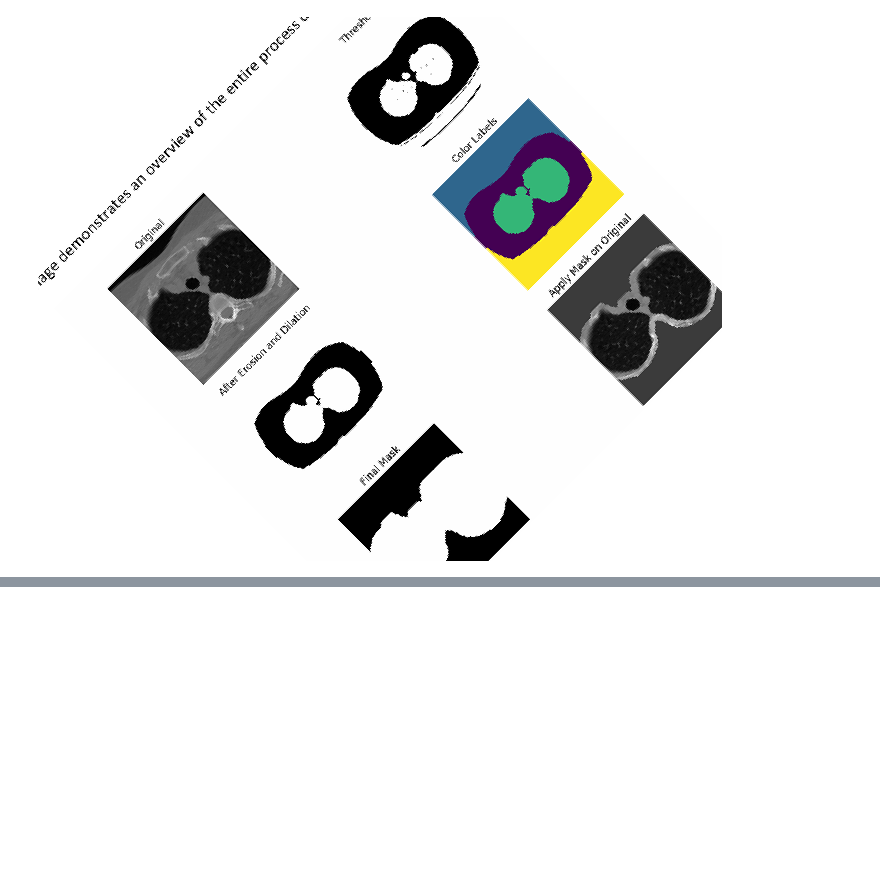
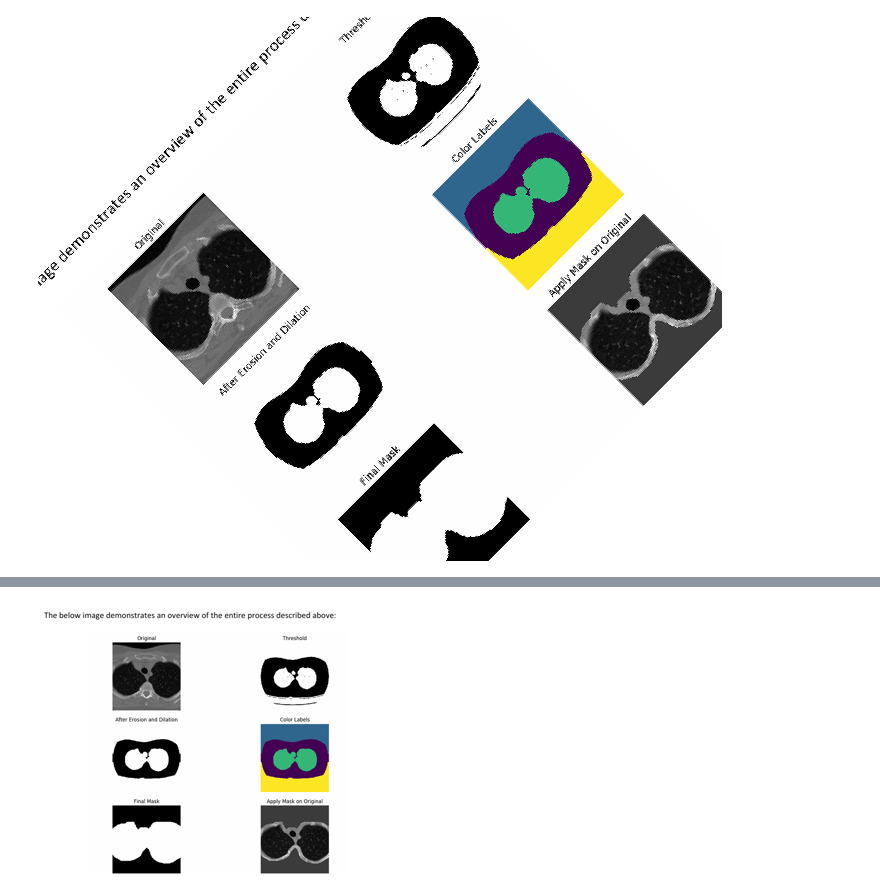
Before and after one commit to avichal077/python-data-science, a Jupyter notebook: img_pro.ipynb, the cells around one changed output, grey strips where cells are left out. Drawn from its saved outputs; the diff is of its cells as text; code cells hidden in the pictures; blank space fills up the shorter version.

```diff
--- a/img_pro.ipynb
+++ b/img_pro.ipynb
@@ -53,0 +58,6 @@ imp_path.rotate(45,fillcolor='white')
+# %%
+w,h = imp_path.width,imp_path.height
+imp = imp_path.resize((w//2,h//2))
+imp
+# %% [output]
+[figure, added]
```
Also changed, not shown: parts of 9 cells of this notebook, 13 other files.
